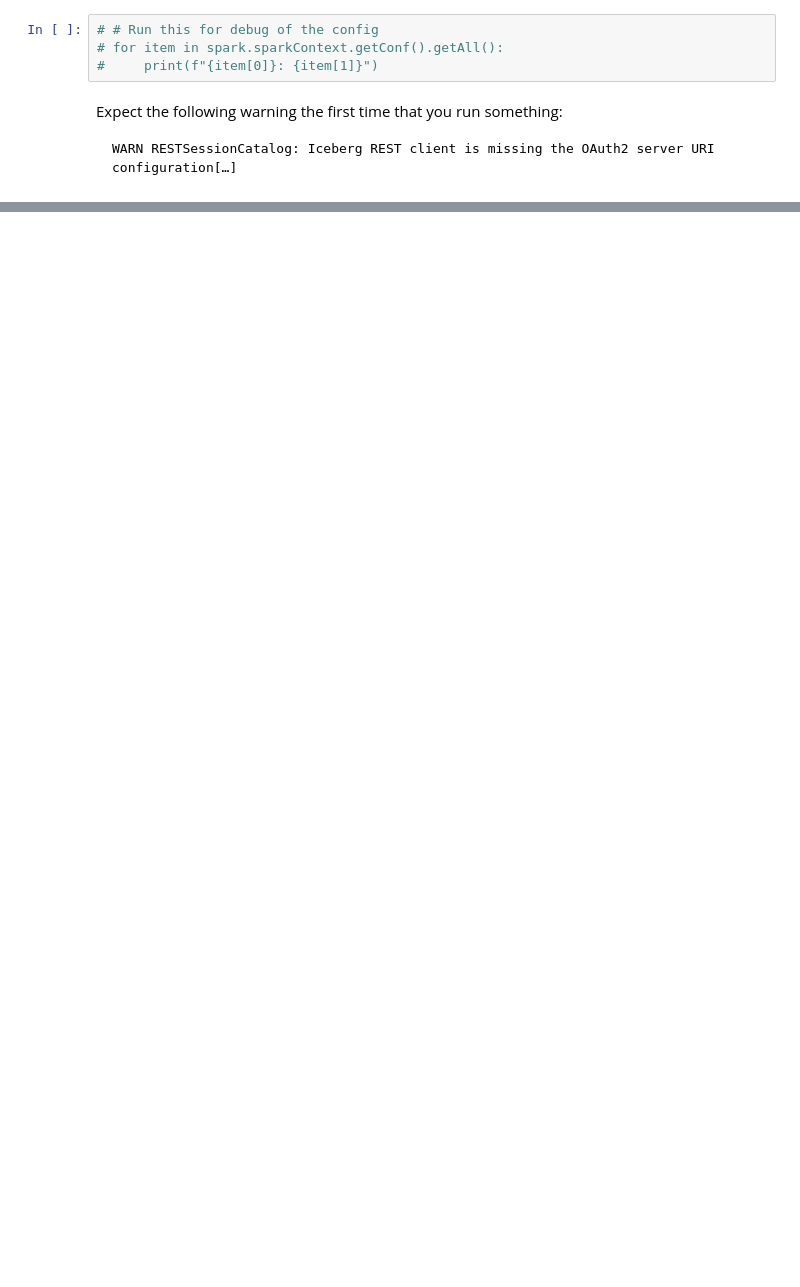
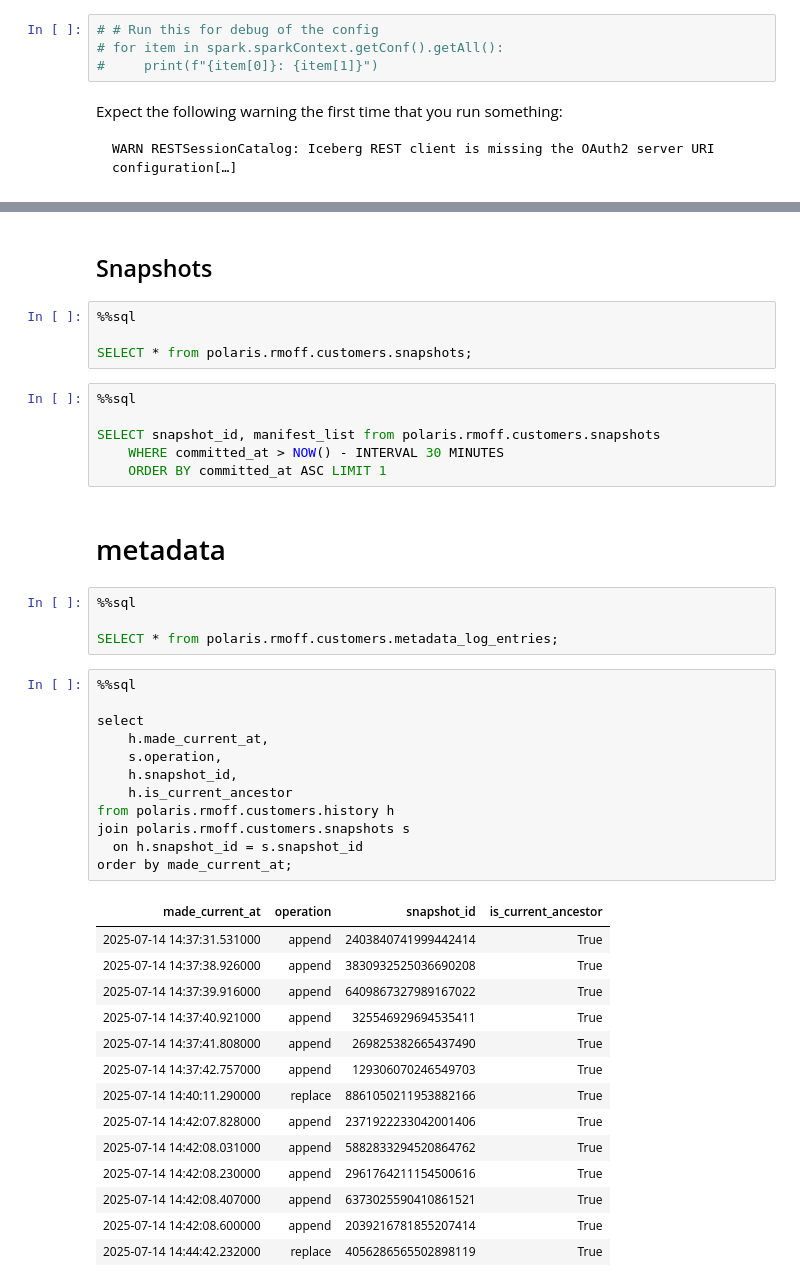
Before and after one commit to rmoff/examples, a Jupyter notebook: iceberg/trino-polaris-minio/notebooks/Iceberg Polaris Spark.ipynb, the cells around one changed output, grey strips where cells are left out. Cells and saved outputs as stored; diff of their text form; blank space fills up the shorter version.

```diff
--- a/iceberg/trino-polaris-minio/notebooks/Iceberg Polaris Spark.ipynb
+++ b/iceberg/trino-polaris-minio/notebooks/Iceberg Polaris Spark.ipynb
@@ -102,0 +328,45 @@ SELECT * FROM customers;
+# %% [markdown]
+## Snapshots
+# %%
+%%sql
+
+SELECT * from polaris.rmoff.customers.snapshots;
+# %%
+%%sql
+
+SELECT snapshot_id, manifest_list from polaris.rmoff.customers.snapshots
+    WHERE committed_at > NOW() - INTERVAL 30 MINUTES
+    ORDER BY committed_at ASC LIMIT 1
+# %% [markdown]
+# metadata
+# %%
+%%sql
+
+SELECT * from polaris.rmoff.customers.metadata_log_entries;
+# %%
+%%sql
+
+select
+    h.made_current_at,
+    s.operation,
+    h.snapshot_id,
+    h.is_current_ancestor
+from polaris.rmoff.customers.history h
+join polaris.rmoff.customers.snapshots s
+  on h.snapshot_id = s.snapshot_id
+order by made_current_at;
+# %% [output]
+| made_current_at | operation | snapshot_id | is_current_ancestor |
+| 2025-07-14 14:37:31.531000 | append | 2403840741999442414 | True |
+| 2025-07-14 14:37:38.926000 | append | 3830932525036690208 | True |
+| 2025-07-14 14:37:39.916000 | append | 6409867327989167022 | True |
+| 2025-07-14 14:37:40.921000 | append | 325546929694535411 | True |
+| 2025-07-14 14:37:41.808000 | append | 269825382665437490 | True |
+| 2025-07-14 14:37:42.757000 | append | 129306070246549703 | True |
+| 2025-07-14 14:40:11.290000 | replace | 8861050211953882166 | True |
+| 2025-07-14 14:42:07.828000 | append | 2371922233042001406 | True |
+| 2025-07-14 14:42:08.031000 | append | 5882833294520864762 | True |
+| 2025-07-14 14:42:08.230000 | append | 2961764211154500616 | True |
+| 2025-07-14 14:42:08.407000 | append | 6373025590410861521 | True |
+| 2025-07-14 14:42:08.600000 | append | 2039216781855207414 | True |
+| 2025-07-14 14:44:42.232000 | replace | 4056286565502898119 | True |
```
Also changed, not shown: parts of 56 cells of this notebook.
